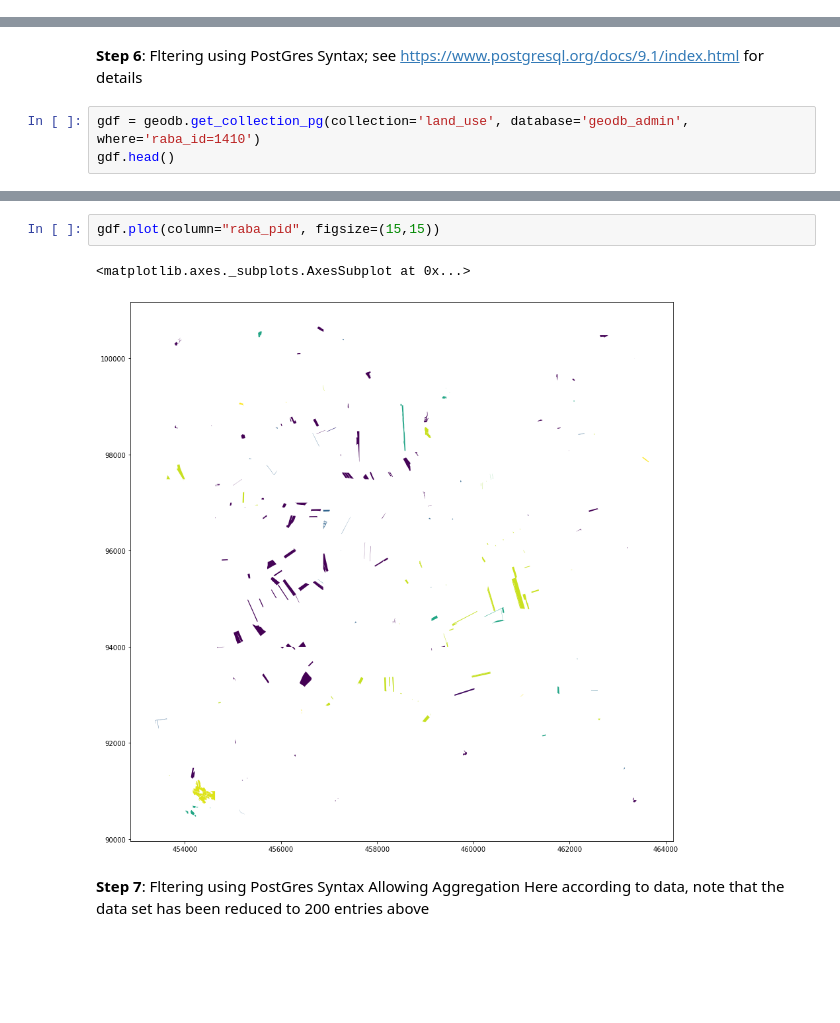
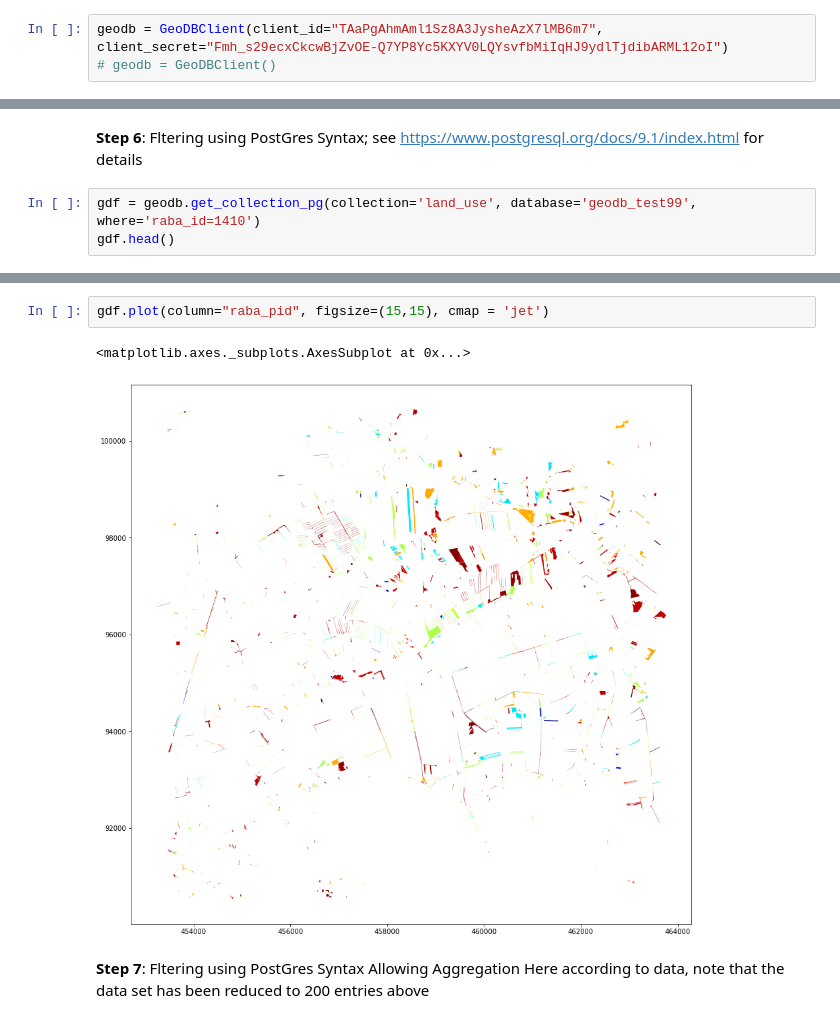
Before and after one commit to xcube-dev/xcube-geodb, a Jupyter notebook: notebooks/geodb_explore_datasets.ipynb, the cells around one changed output, grey strips where cells are left out. Drawn from its saved outputs; the diff is of its cells as text; blank space fills up the shorter version.

```diff
--- a/notebooks/geodb_explore_datasets.ipynb
+++ b/notebooks/geodb_explore_datasets.ipynb
@@ -35,3 +33,6 @@ geodb = GeoDBClient()
+# %%
+geodb = GeoDBClient(client_id="TAaPgAhmAml1Sz8A3JysheAzX7lMB6m7", client_secret="Fmh_s29ecxCkcwBjZvOE-Q7YP8Yc5KXYV0LQYsvfbMiIqHJ9ydlTjdibARML12oI")
+# geodb = GeoDBClient()
 # %% [markdown]
 ### Get your user name
 # %%
@@ -126,6 +128,6 @@ gdf.plot(column="raba_pid", figsize=(15,15))
 # %% [markdown]
 __Step 6__: Fltering using PostGres Syntax; see https://www.postgresql.org/docs/9.1/index.html for details
 # %%
-gdf = geodb.get_collection_pg(collection='land_use', database='geodb_admin', where='raba_id=1410')
+gdf = geodb.get_collection_pg(collection='land_use', database='geodb_test99', where='raba_id=1410')
 gdf.head()
 # %% [output]
@@ -138,8 +140,8 @@ gdf.head()
 # %%
-gdf.plot(column="raba_pid", figsize=(15,15))
+gdf.plot(column="raba_pid", figsize=(15,15), cmap = 'jet')
 # %% [output]
 <matplotlib.axes._subplots.AxesSubplot at 0x...>
-[figure, old version]
+[figure, new version]
 # %% [markdown]
 __Step 7__: Fltering using PostGres Syntax Allowing Aggregation
 Here according to data, note that the data set has been reduced to 200 entries above
```
Also changed, not shown: parts of 11 cells of this notebook, 1 other file.
